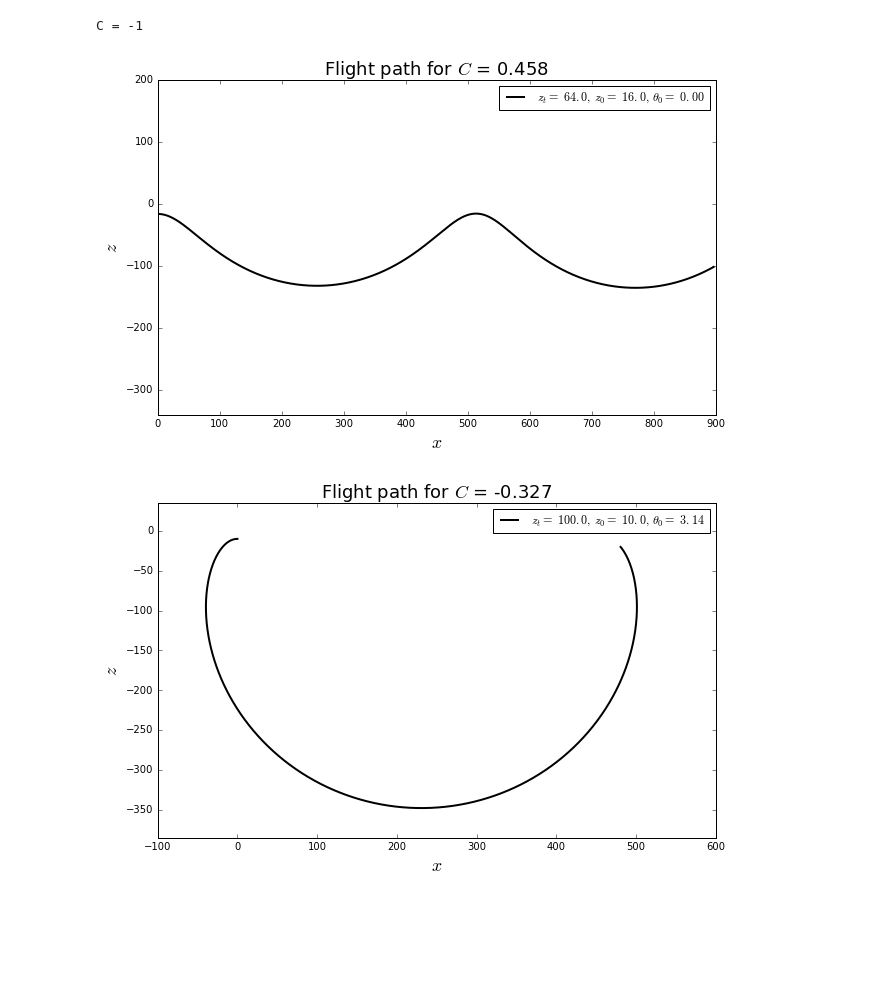
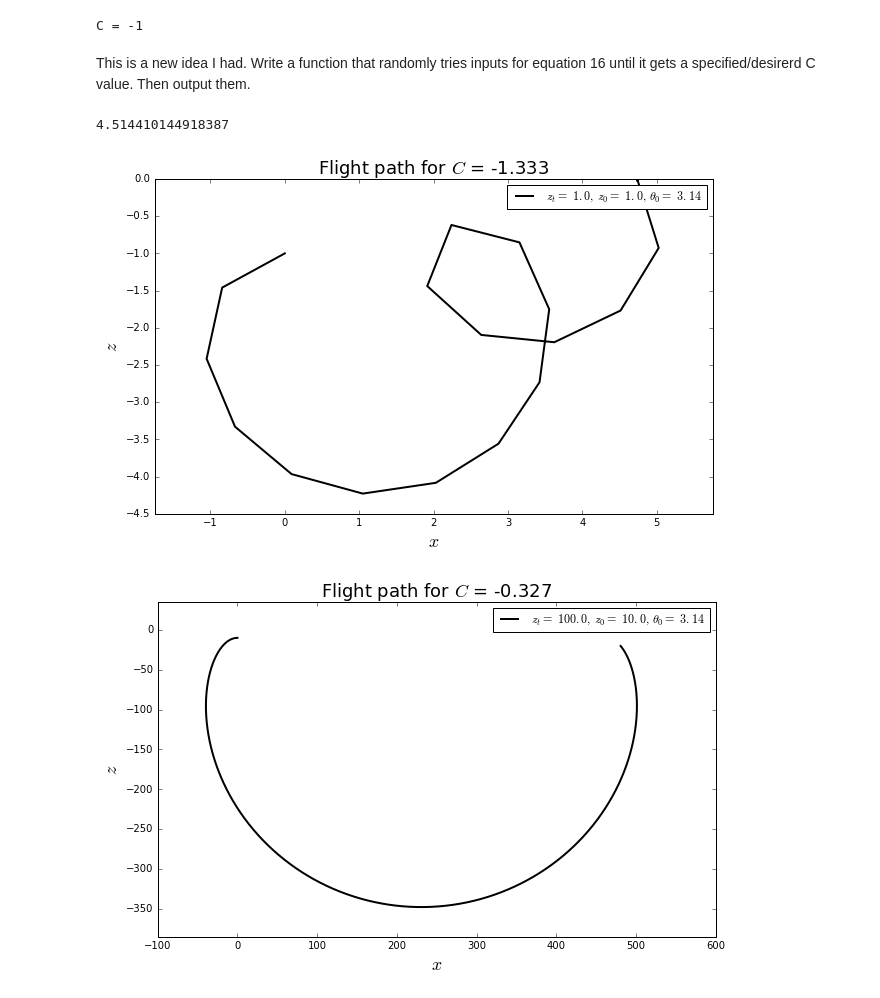
Before and after one commit to morrill/-mae6286, a Jupyter notebook: lesson_1.ipynb, the cells around one changed output. Saved outputs shown, nothing was run; the diff lists cells and outputs as text; code cells hidden in the pictures; blank space fills up the shorter version.

Commit message:
figured out the random function

```diff
--- a/lesson_1.ipynb
+++ b/lesson_1.ipynb
@@ -42,7 +42,5 @@ def solveC(z,zt,theta):
 solveC(1,1,numpy.pi)
 # %% [output]
 C = -1
-# %%
-plot_flight_path(64,16,0)
-# %% [output]
-[figure, removed]
+# %% [markdown]
+This is a new idea I had. Write a function that randomly tries inputs for equation 16 until it gets a specified/desirerd C value. Then output them.
@@ -49,3 +49,13 @@ plot_flight_path(64,16,0)
+# %%
+import random
+random.seed()
+random.uniform(0,5)
+# %% [output]
+4.514410144918387
+# %%
+plot_flight_path(1,1,numpy.pi)
+# %% [output]
+[figure, added]
 # %%
 plot_flight_path(100,10,numpy.pi)
 # %% [output]
```
Also changed, not shown: parts of 2 cells of this notebook.
